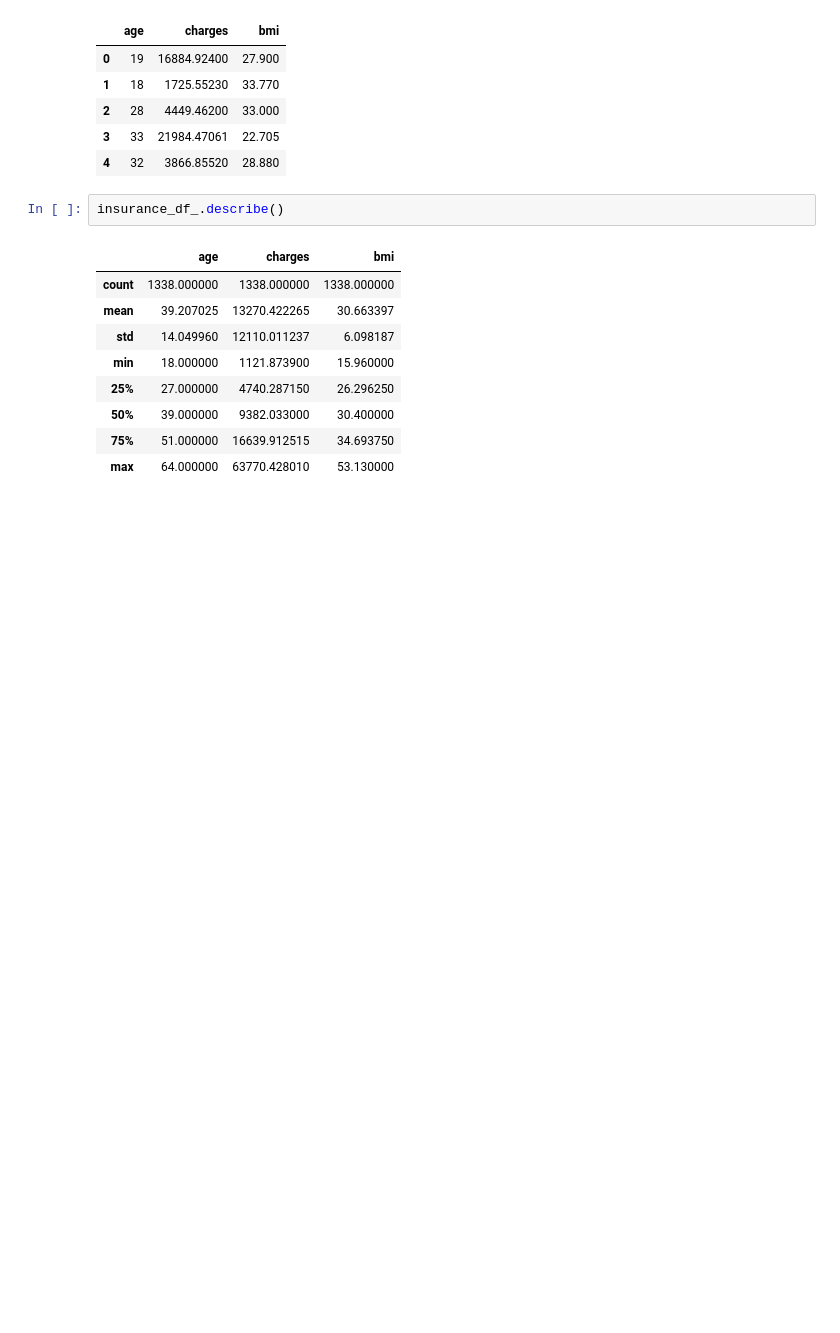
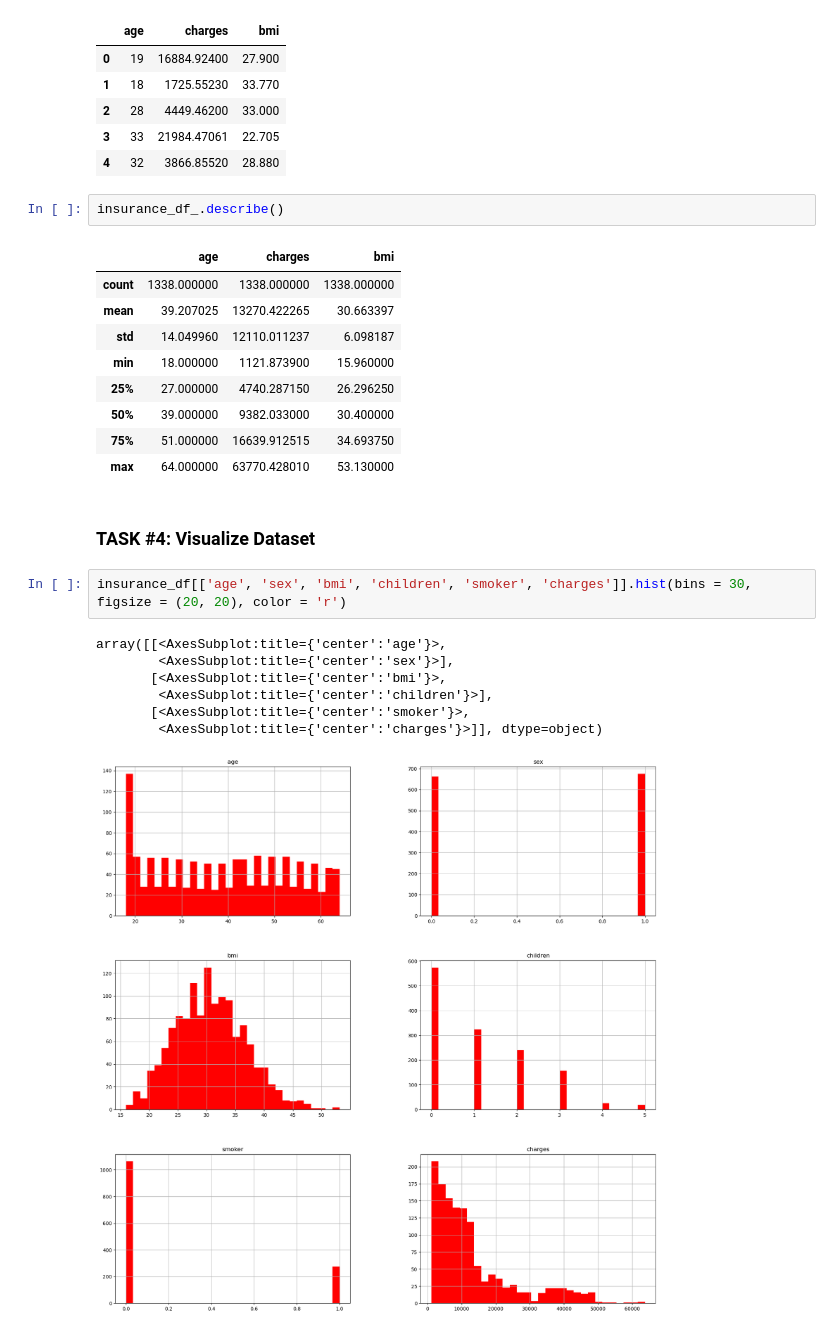
Before and after one commit to RomanRosa/medical_insurance_premium_prediction, a Jupyter notebook: medical_insurance_prediction.ipynb, the cells around one changed output. Drawn from its saved outputs; the diff is of its cells as text; blank space fills up the shorter version.

```diff
--- a/medical_insurance_prediction.ipynb
+++ b/medical_insurance_prediction.ipynb
@@ -257,3 +257,15 @@ insurance_df_.describe()
 | 50% | 39.000000 | 9382.033000 | 30.400000 |
 | 75% | 51.000000 | 16639.912515 | 34.693750 |
 | max | 64.000000 | 63770.428010 | 53.130000 |
+# %% [markdown]
+### TASK #4: Visualize Dataset
+# %%
+insurance_df[['age', 'sex', 'bmi', 'children', 'smoker', 'charges']].hist(bins = 30, figsize = (20, 20), color = 'r')
+# %% [output]
+array([[<AxesSubplot:title={'center':'age'}>,
+        <AxesSubplot:title={'center':'sex'}>],
+       [<AxesSubplot:title={'center':'bmi'}>,
+        <AxesSubplot:title={'center':'children'}>],
+       [<AxesSubplot:title={'center':'smoker'}>,
+        <AxesSubplot:title={'center':'charges'}>]], dtype=object)
+[figure, added]
```
Also changed, not shown: parts of 11 cells of this notebook.
